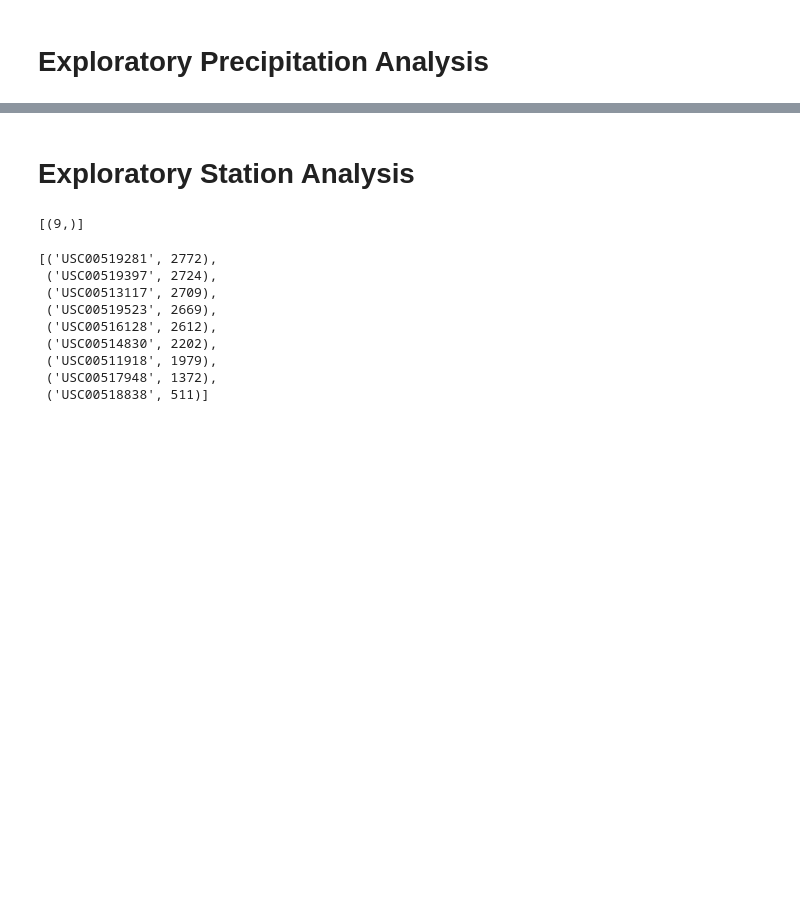
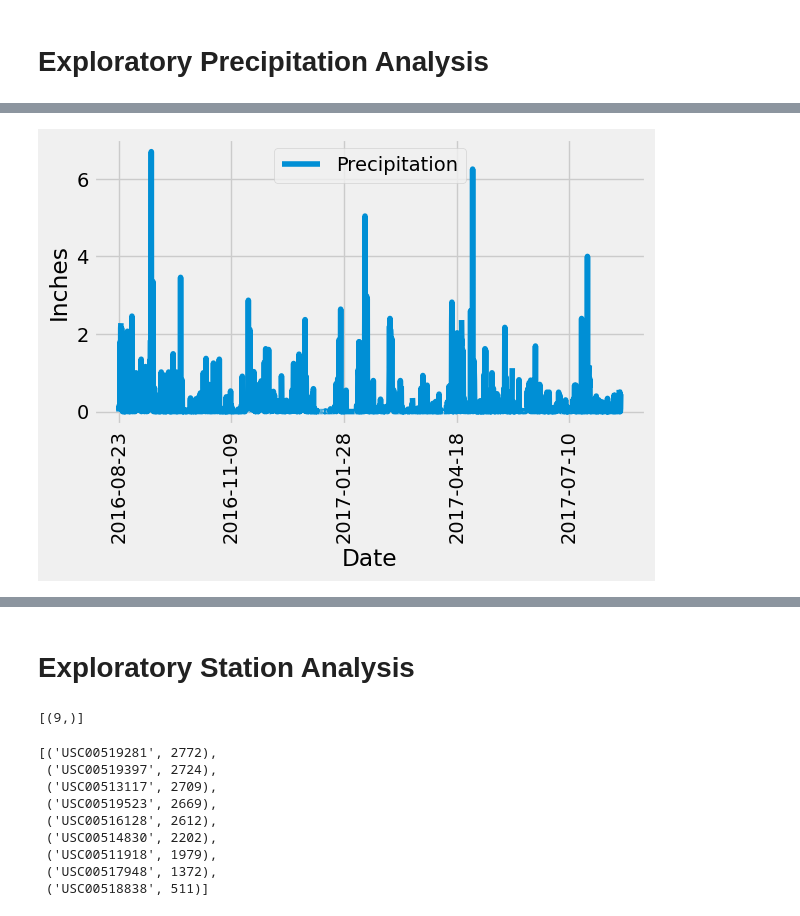
Before and after one commit to derekdbates/sqlalchemy-challenge, a Jupyter notebook: climate_starter.ipynb, the cells around one changed output, grey strips where cells are left out. Drawn from its saved outputs; the diff is of its cells as text; code cells hidden in the pictures; blank space fills up the shorter version.

```diff
--- a/climate_starter.ipynb
+++ b/climate_starter.ipynb
@@ -88,2 +83,24 @@ Text(0, 0.5, 'Inches')
+# %%
+# Perform a query to retrieve the data and precipitation scores
+over_last_year_prcp_query = f'SELECT date, prcp FROM Measurement WHERE date > "2016-08-22" ORDER BY date'
+
+
+# Save the query results as a Pandas DataFrame. Explicitly set the column names
+over_last_year_prcp_df = pd.read_sql_query(over_last_year_prcp_query, engine)
+over_last_year_prcp_df = over_last_year_prcp_df.rename(columns={'date' : 'Date',
+                                                                'prcp' : 'Precipitation',
+                                                                })
+
+
+# Sort the dataframe by date- Already Sorted
+
+# Use Pandas Plotting with Matplotlib to plot the data
+ax = over_last_year_prcp_df.plot(x = 'Date', y= 'Precipitation')
+plt.xticks(rotation = 90)
+plt.ylabel('Inches')
+plt.tight_layout()
+plt.show()
+# %% [output]
+[figure, added]
 # %%
 # Use Pandas to calculate the summary statistics for the precipitation data
```
Also changed, not shown: parts of 5 cells of this notebook.
